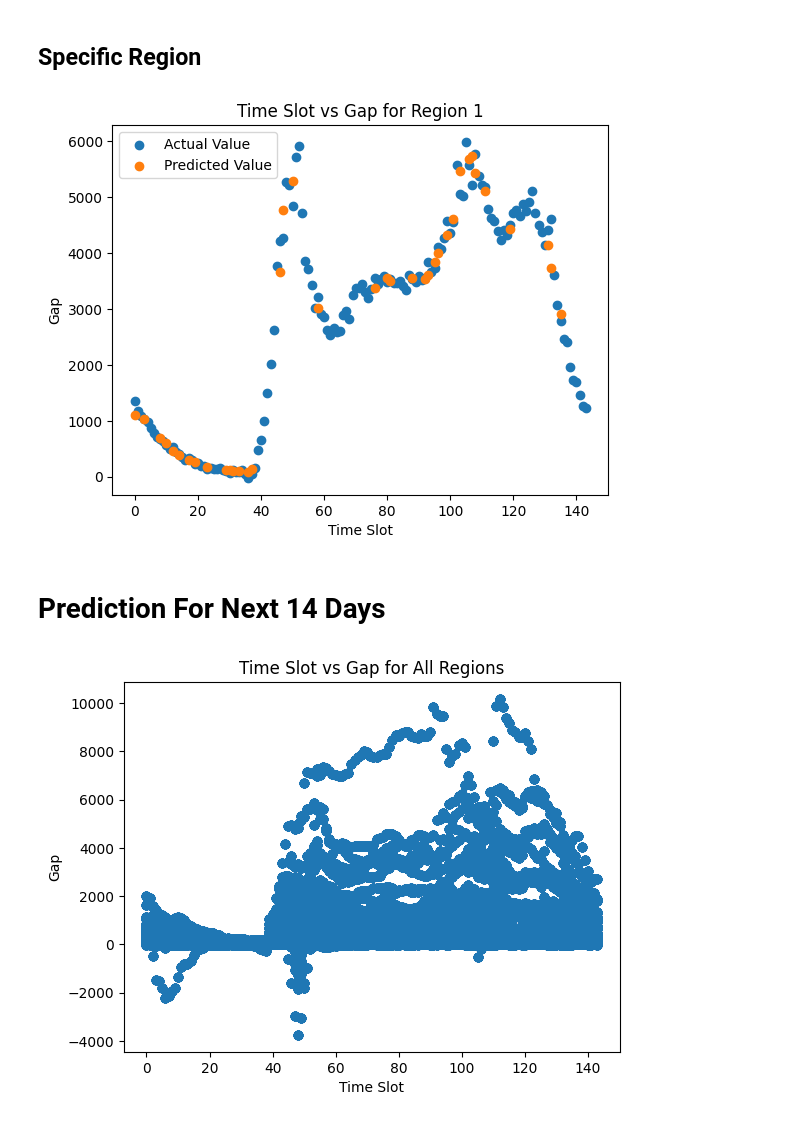
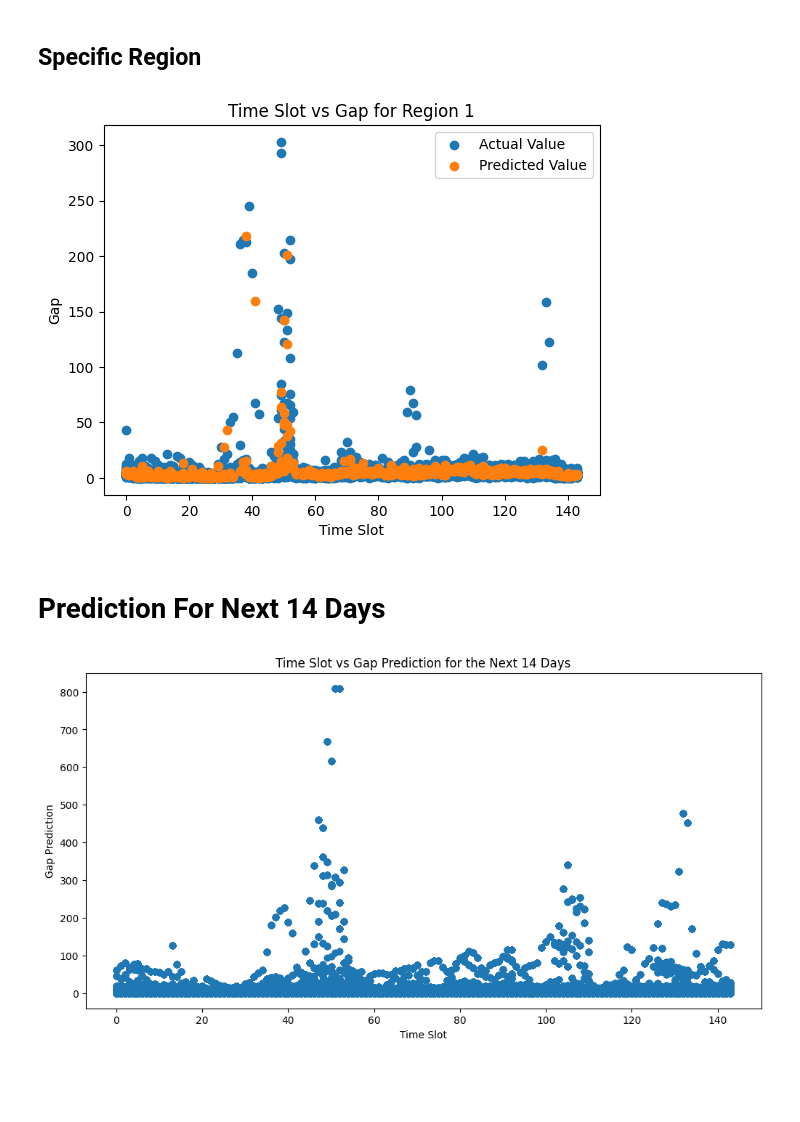
Before and after one commit to huzi0906/RideHailing_SupplyDemand_Prediction, a Jupyter notebook: i211102_i211187_Q.ipynb, the cells around one changed output. Saved outputs shown, nothing was run; the diff lists cells and outputs as text; code cells hidden in the pictures; blank space fills up the shorter version.

Commit message:
Shift to supply demand from orders_count and unfulfilled_orders_count

```diff
--- a/i211102_i211187_Q.ipynb
+++ b/i211102_i211187_Q.ipynb
@@ -100,14 +96,14 @@ data["time_slot"] = data["Time"].str.split(" ").str[1].str.split(":").apply(lamb
 df = (
     data.groupby(["start_region_id", "day", "time_slot"])
     .agg(
-        orders_count=("driver_id", lambda x: x.ne("NULL").sum()),
-        unfulfilled_orders_count=("driver_id", lambda x: x.eq("NULL").sum()),
+        demand=("driver_id", "count"),
+        supply=("driver_id", lambda x: x.ne("NULL").sum()),
     )
     .reset_index()
 )
 # %%
 # Calculate the gap
-df["gap"] = df["orders_count"] - df["unfulfilled_orders_count"]
+df["gap"] = df["demand"] - df["supply"]
 
 df
 # %% [output]
@@ -228,31 +229,31 @@ plt.title(f"Time Slot vs Gap for Region {selected_region}")
 plt.legend()
 plt.show()
 # %% [output]
-[figure, old version]
+[figure, new version]
 # %% [markdown]
 # Prediction For Next 14 Days
 # %%
 next_14_days = pd.DataFrame({
     'start_region_id': np.repeat(df['start_region_id'].unique(), 144 * 14),
     'time_slot': np.tile(np.arange(144), 14 * len(df['start_region_id'].unique())),
     'day': np.repeat(np.arange(14), 144 * len(df['start_region_id'].unique()))
 })
 
 
 # Use the trained model to predict the gap for the next 14 days
 X_next_14_days = next_14_days[['start_region_id', 'time_slot', 'day']]
 y_next_14_days = model.predict(X_next_14_days)
 
 # Add the predicted gap to the new DataFrame
-next_14_days['gap'] = y_next_14_days
+next_14_days['gap_prediction'] = y_next_14_days
 
 # VISUALIZATION
 # Visualize the prediction for the next 14 days
 plt.figure(figsize=(12, 6))
-plt.scatter(next_14_days['time_slot'], next_14_days['gap'])
+plt.scatter(next_14_days['time_slot'], next_14_days['gap_prediction'])
 plt.xlabel('Time Slot')
-plt.ylabel('Gap')
-plt.title('Time Slot vs Gap for the Next 14 Days')
+plt.ylabel('Gap Prediction')
+plt.title('Time Slot vs Gap Prediction for the Next 14 Days')
 plt.show()
 # %% [output]
-[figure, old version]
+[figure, new version]
```
Also changed, not shown: parts of 14 cells of this notebook.
